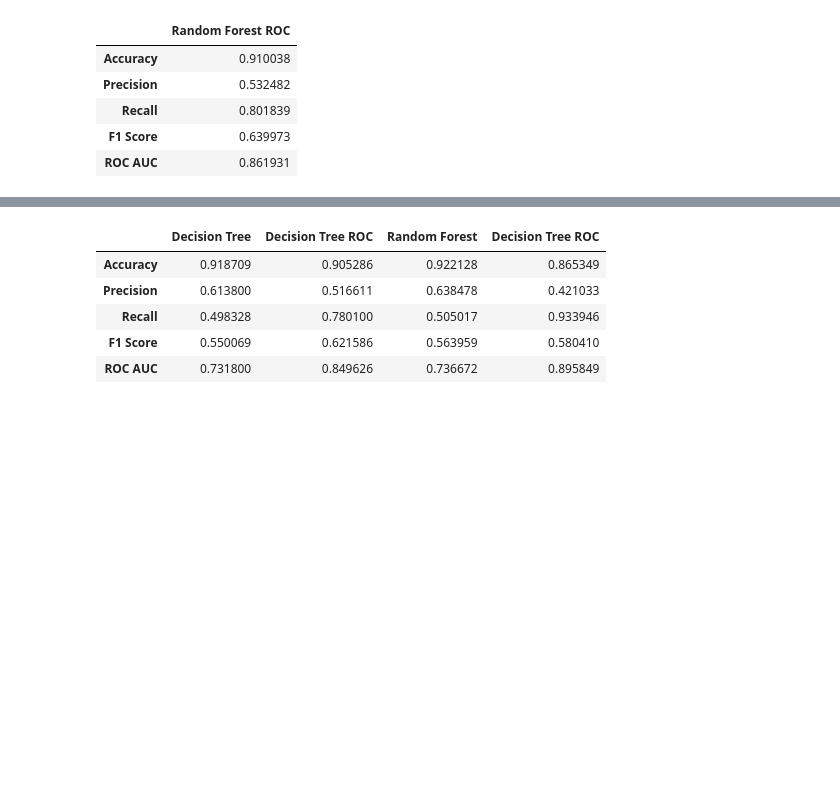
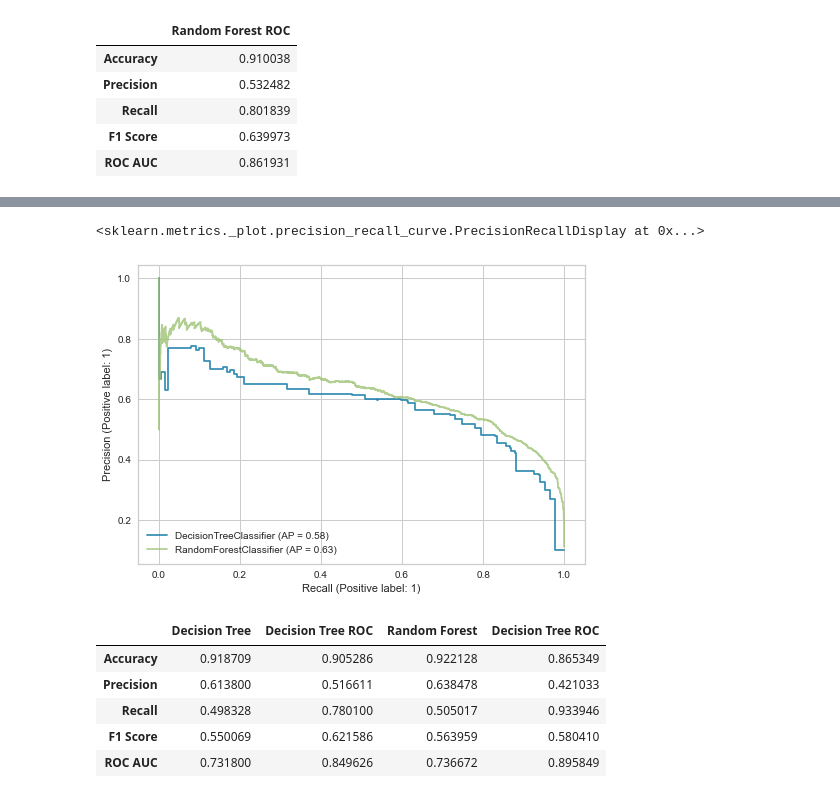
Before and after one commit to melwinmpk/python_datascience, a Jupyter notebook: Project/Project Telemarketing Campaign for Bank/Notebook_v2/Modeling.ipynb, the cells around one changed output, grey strips where cells are left out. Drawn from its saved outputs; the diff is of its cells as text; code cells hidden in the pictures; blank space fills up the shorter version.

```diff
--- a/Project/Project Telemarketing Campaign for Bank/Notebook_v2/Modeling.ipynb
+++ b/Project/Project Telemarketing Campaign for Bank/Notebook_v2/Modeling.ipynb
@@ -416,3 +438,11 @@ weighted avg       0.93      0.91      0.92     11994
+# %%
+# Comparing which has the best PRC the Models
+ax = plt.gca()
+df_prc_disp.plot(ax=ax, alpha=0.8)
+rf_prc_disp.plot(ax=ax, alpha=0.8)
+# %% [output]
+<sklearn.metrics._plot.precision_recall_curve.PrecisionRecallDisplay at 0x...>
+[figure, added]
 # %%
 metrics_bn_new = pd.concat([metrix_dt, roc_metrix_dt, metrix_rf, roc_metrix_rf], axis=1) #  metrix_nb,  metrix_GB, , metrix_xgboost
 metrics_bn_new
```
Also changed, not shown: parts of 7 cells of this notebook.
